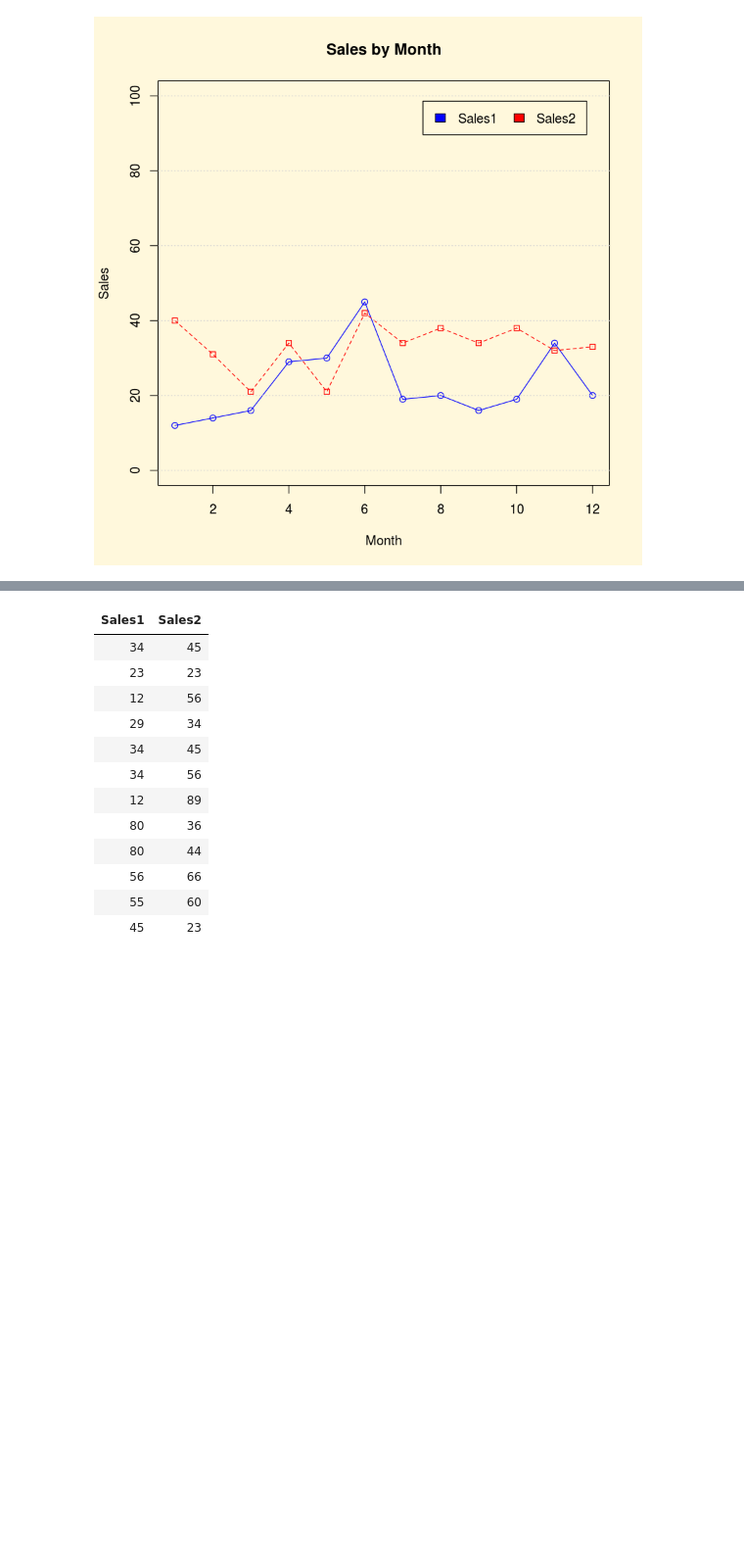
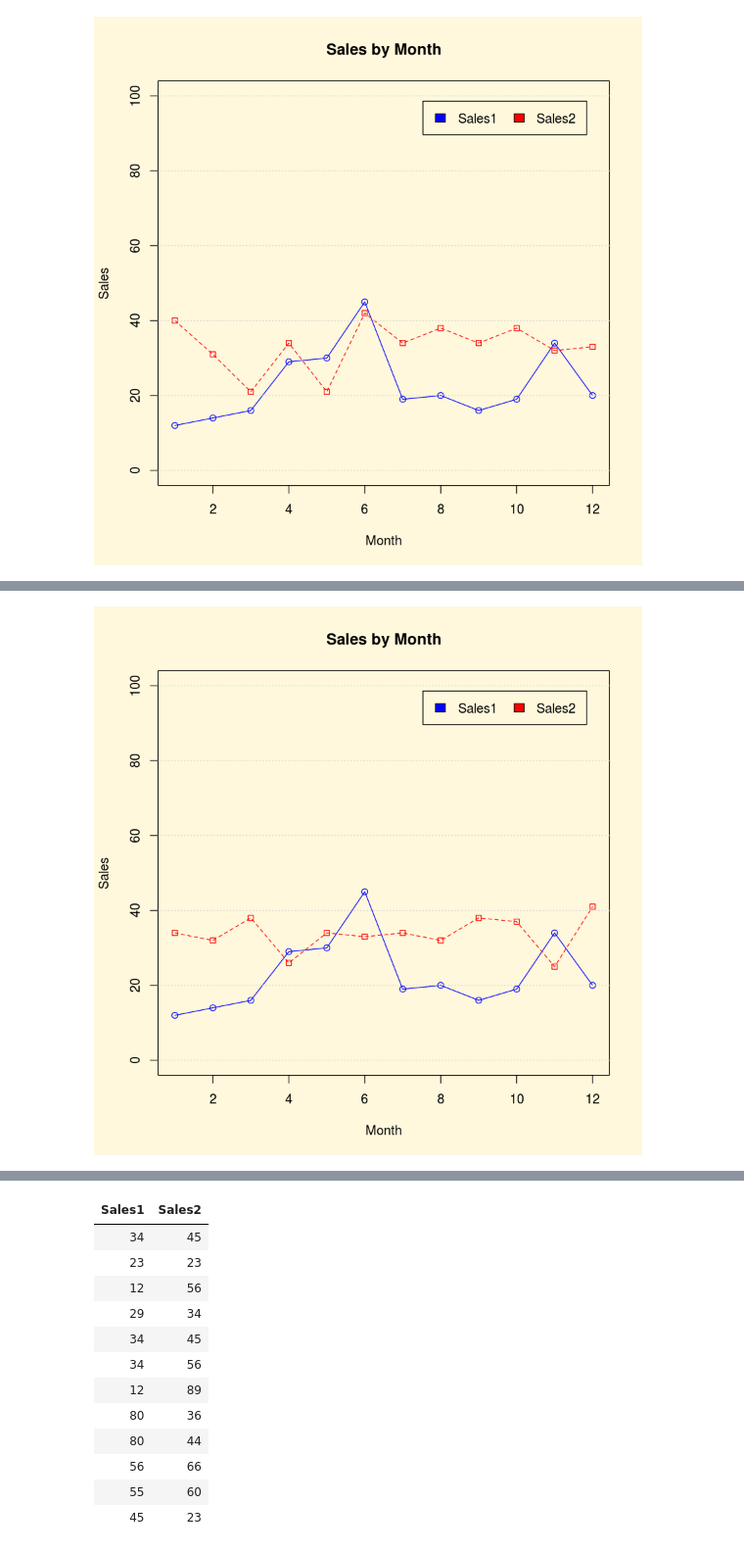
Before and after one commit to jayantsolanki/CDC-FLU-Data-Collection-and-Exploratory-Data-Analysis, a Jupyter notebook: lab1/solankiLab1Part1.ipynb, the cells around one changed output, grey strips where cells are left out. Shown at 98% size. Drawn from its saved outputs; the diff is of its cells as text; code cells hidden in the pictures; blank space fills up the shorter version.

```diff
--- a/lab1/solankiLab1Part1.ipynb
+++ b/lab1/solankiLab1Part1.ipynb
@@ -16,0 +35,11 @@ legend("topright", inset=.05, c("Sales1","Sales2"), fill=c("blue","red"), horiz=
+# %%
+sales1<-c(12,14,16,29,30,45,19,20,16, 19, 34, 20)
+sales2<-rpois(12,34) # random numbers, Poisson distribution, mean at 34, 12 numbers
+par(bg="cornsilk")
+plot(sales1, col="blue", type="o", ylim=c(0,100), xlab="Month", ylab="Sales" )
+title(main="Sales by Month")
+lines(sales2, type="o", pch=22, lty=2, col="red")
+grid(nx=NA, ny=NULL)
+legend("topright", inset=.05, c("Sales1","Sales2"), fill=c("blue","red"), horiz=TRUE)
+# %% [output]
+[figure, added]
```
Also changed, not shown: parts of 21 cells of this notebook, 1 other file.
